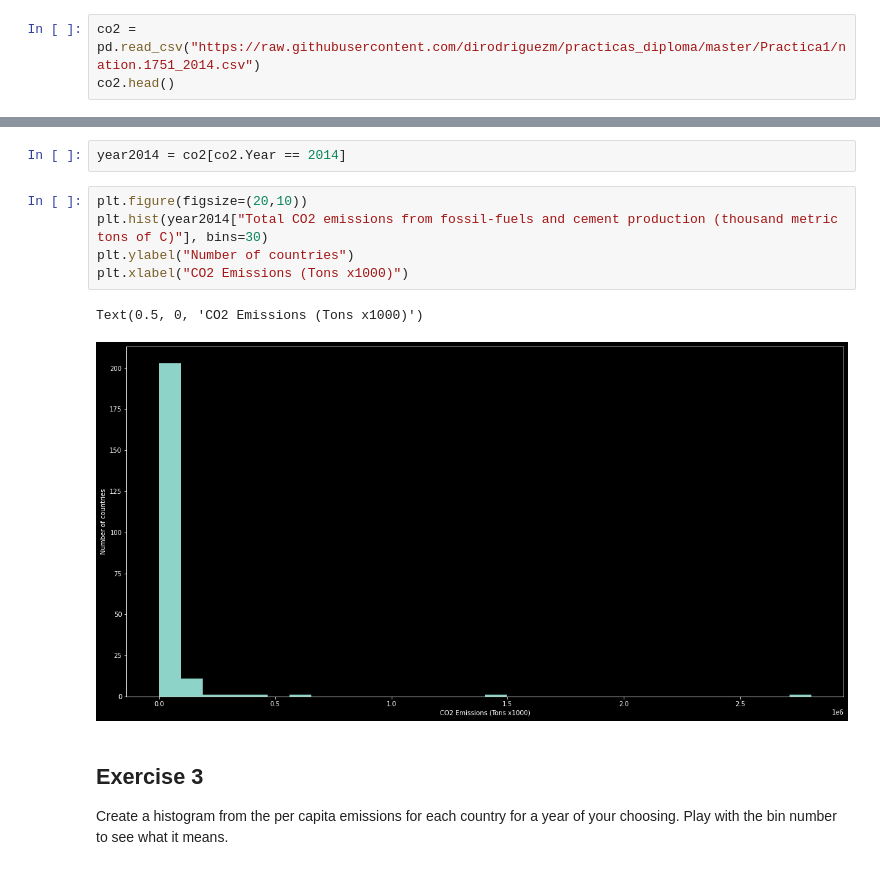
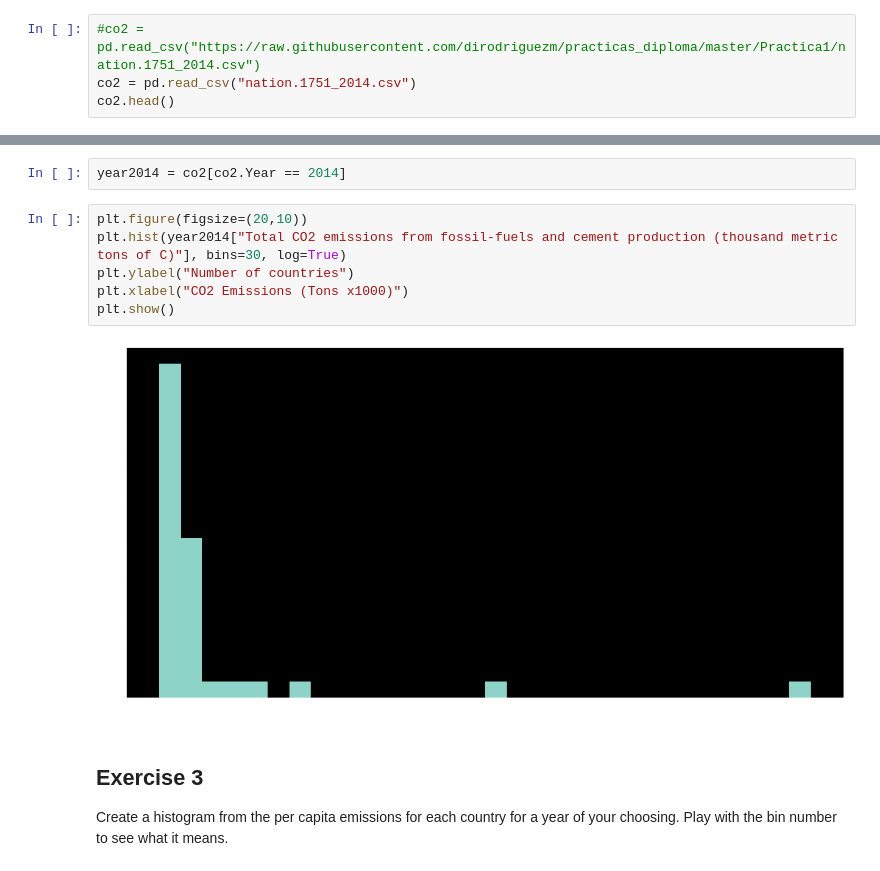
Before and after one commit to curso-visualizacion/practicas, a Jupyter notebook: Practica1/Practica 1.ipynb, the cells around one changed output, grey strips where cells are left out. Drawn from its saved outputs; the diff is of its cells as text.

```diff
--- a/Practica1/Practica 1.ipynb
+++ b/Practica1/Practica 1.ipynb
@@ -229,7 +310,8 @@ Histograms are a kind of bar plot that shows frequencies of a variable. It is us
 
 For this example lets use another dataset having total emissions of CO2 by country. File is called `nation.1751_2014.csv`
 # %%
-co2 = pd.read_csv("https://raw.githubusercontent.com/dirodriguezm/practicas_diploma/master/Practica1/nation.1751_2014.csv")
+#co2 = pd.read_csv("https://raw.githubusercontent.com/dirodriguezm/practicas_diploma/master/Practica1/nation.1751_2014.csv")
+co2 = pd.read_csv("nation.1751_2014.csv")
 co2.head()
 # %% [output]
 |  | Nation | Year | Total CO2 emissions from fossil-f... | Emissions from solid fuel consump... | Emissions from liquid fuel consum... | ... |
@@ -244,12 +326,12 @@ In this example we are going to plot the histogram of CO2 emissions of all count
 year2014 = co2[co2.Year == 2014]
 # %%
 plt.figure(figsize=(20,10))
-plt.hist(year2014["Total CO2 emissions from fossil-fuels and cement production (thousand metric tons of C)"], bins=30)
+plt.hist(year2014["Total CO2 emissions from fossil-fuels and cement production (thousand metric tons of C)"], bins=30, log=True)
 plt.ylabel("Number of countries")
 plt.xlabel("CO2 Emissions (Tons x1000)")
+plt.show()
 # %% [output]
-Text(0.5, 0, 'CO2 Emissions (Tons x1000)')
-[figure, old version]
+[figure, new version]
 # %% [markdown]
 ## Exercise 3
 
```
Also changed, not shown: parts of 19 cells of this notebook, 1 other file.
